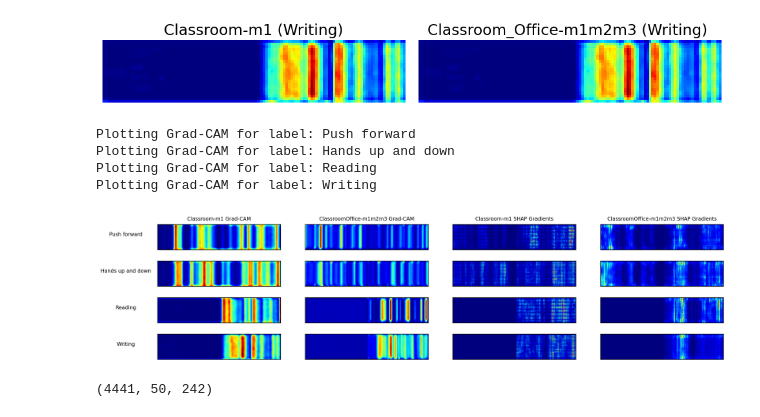
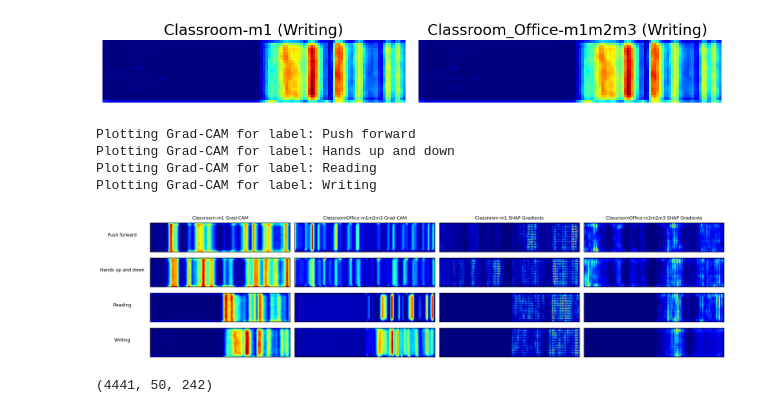
Before and after one commit to diogoalves/SiMWiSense, a Jupyter notebook: Scripts/14-Analyse-experiment2.ipynb, the cells around one changed output. Saved outputs shown, nothing was run; the diff lists cells and outputs as text; code cells hidden in the pictures.

```diff
--- a/Scripts/14-Analyse-experiment2.ipynb
+++ b/Scripts/14-Analyse-experiment2.ipynb
@@ -328,34 +328,36 @@ for row_index in range(rows):
     gradcam = cv2.resize(np.mean(data[model_index]['gradcam'][subset['gradcam_index']], axis=0), (242,50))
     axs[row_index, model_index].imshow(gradcam, cmap='jet')
     # axs[row_index, model_index].axis('off')
 
     shap_gradients = np.mean(np.abs(data[model_index]['shap_gradients'][subset['gradcam_index']]).sum(axis=-1), axis=0)
     axs[row_index, model_index+2].imshow(shap_gradients, cmap='jet')
     # axs[row_index, model_index+2].axis('off')
 
   if row_index == 0:
     axs[row_index, 0].set_title('Classroom-m1 Grad-CAM', fontsize=8)
     axs[row_index, 1].set_title('ClassroomOffice-m1m2m3 Grad-CAM', fontsize=8)
     axs[row_index, 2].set_title('Classroom-m1 SHAP Gradients', fontsize=8)
     axs[row_index, 3].set_title('ClassroomOffice-m1m2m3 SHAP Gradients', fontsize=8)
 
   axs[row_index, 0].set_ylabel(label_description, fontsize=8, rotation=0, labelpad=50)
   axs[row_index, 0].set_xticks([])
   axs[row_index, 0].set_yticks([])
   axs[row_index, 1].set_xticks([])
   axs[row_index, 1].set_yticks([])
   axs[row_index, 2].set_xticks([])
   axs[row_index, 2].set_yticks([])
   axs[row_index, 3].set_xticks([])
   axs[row_index, 3].set_yticks([])
 
+  plt.tight_layout(rect=[0, 0, 1, 0.95])
+
   plt.savefig(f'../Output/CompareFineGrainedModelsSingleVsMultipleWithSHAP/gradcam_and_shap_gradients.png', bbox_inches='tight', dpi=300)
 # %% [output]
 Plotting Grad-CAM for label: Push forward
 Plotting Grad-CAM for label: Hands up and down
 Plotting Grad-CAM for label: Reading
 Plotting Grad-CAM for label: Writing
-[figure, old version]
+[figure, new version]
 # %%
 data[0]['shap_gradients'][:,:,:,0].shape
 # %% [output]
```
Also changed, not shown: parts of 4 cells of this notebook, 10 other files.
